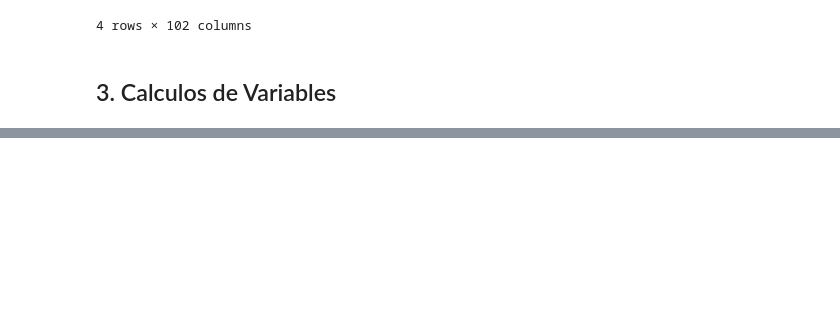
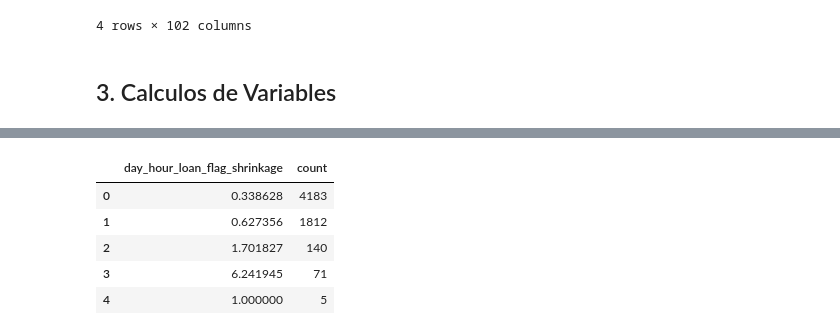
Before and after one commit to cgomez-QB/Fraud-Model, a Jupyter notebook: src/first_exploration/add_users_model.ipynb, the cells around one changed output, grey strips where cells are left out. Drawn from its saved outputs; the diff is of its cells as text; code cells hidden in the pictures; blank space fills up the shorter version.

```diff
--- a/src/first_exploration/add_users_model.ipynb
+++ b/src/first_exploration/add_users_model.ipynb
@@ -979,0 +1051,9 @@ np.float64(nan)
+# %%
+df_final['day_hour_loan_flag_shrinkage'].value_counts().reset_index()
+# %% [output]
+|  | day_hour_loan_flag_shrinkage | count |
+| 0 | 0.338628 | 4183 |
+| 1 | 0.627356 | 1812 |
+| 2 | 1.701827 | 140 |
+| 3 | 6.241945 | 71 |
+| 4 | 1.000000 | 5 |
```
Also changed, not shown: parts of 6 cells of this notebook, 5 other files.
